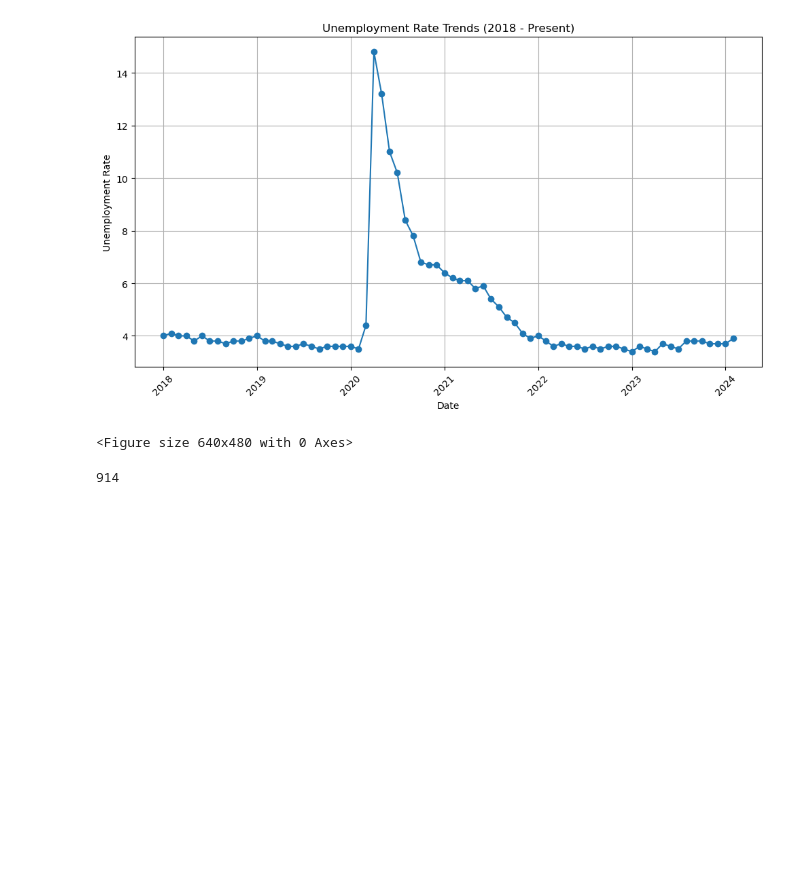
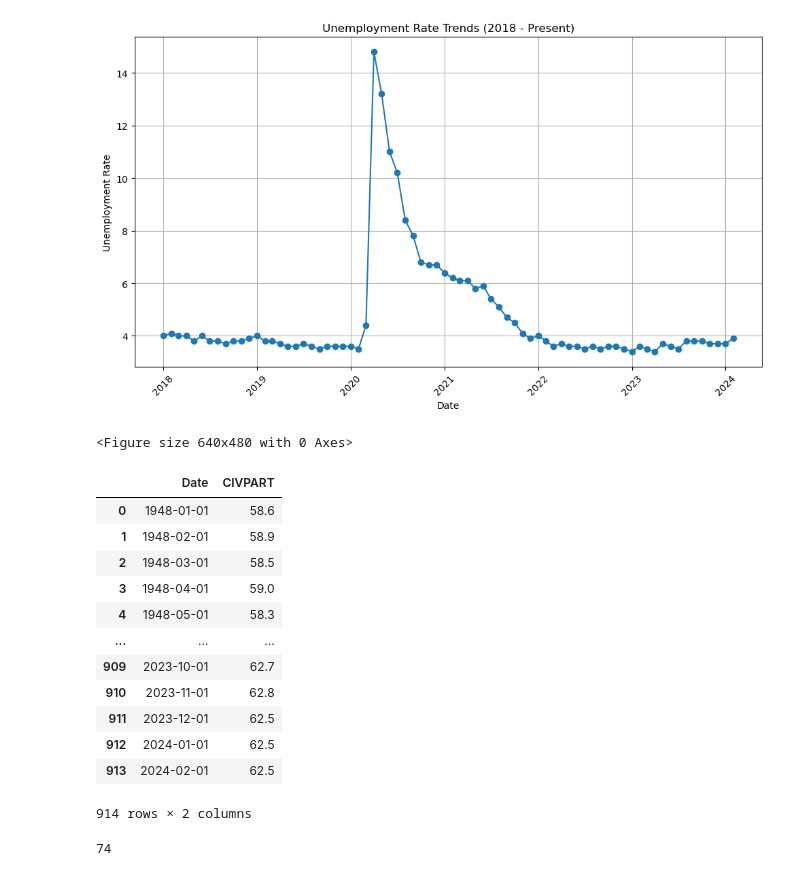
Before and after one commit to t-anderson21/blog-project, a Jupyter notebook: data_project.ipynb, the cells around one changed output. Drawn from its saved outputs; the diff is of its cells as text; code cells hidden in the pictures; blank space fills up the shorter version.

```diff
--- a/data_project.ipynb
+++ b/data_project.ipynb
@@ -163,12 +187,31 @@ plt.savefig('unemployment_rate_trends.png')
 # %%
 # Example: Get data for Civilian Labor Force Participation Rate
 civpart_data = fred.get_series('CIVPART')
 
 # Convert data to DataFrame
 civpart_df = pd.DataFrame({'Date': civpart_data.index, 'CIVPART': civpart_data.values})
+civpart_data.head(100)
 len(civpart_df)
+civpart_df
 # %% [output]
+|  | Date | CIVPART |
+| 0 | 1948-01-01 | 58.6 |
+| 1 | 1948-02-01 | 58.9 |
+| 2 | 1948-03-01 | 58.5 |
+| 3 | 1948-04-01 | 59.0 |
+| 4 | 1948-05-01 | 58.3 |
+| ... | ... | ... |
+| 909 | 2023-10-01 | 62.7 |
+| 910 | 2023-11-01 | 62.8 |
+| 911 | 2023-12-01 | 62.5 |
+| 912 | 2024-01-01 | 62.5 |
+| 913 | 2024-02-01 | 62.5 |
-914
+914 rows × 2 columns
+# %%
+len(civpart_df)
+len(unemployment_df)
+# %% [output]
+74
 # %%
 #scatterplot to check trends?
 # %%
```
Also changed, not shown: parts of 1 cell of this notebook, 1 other file.
